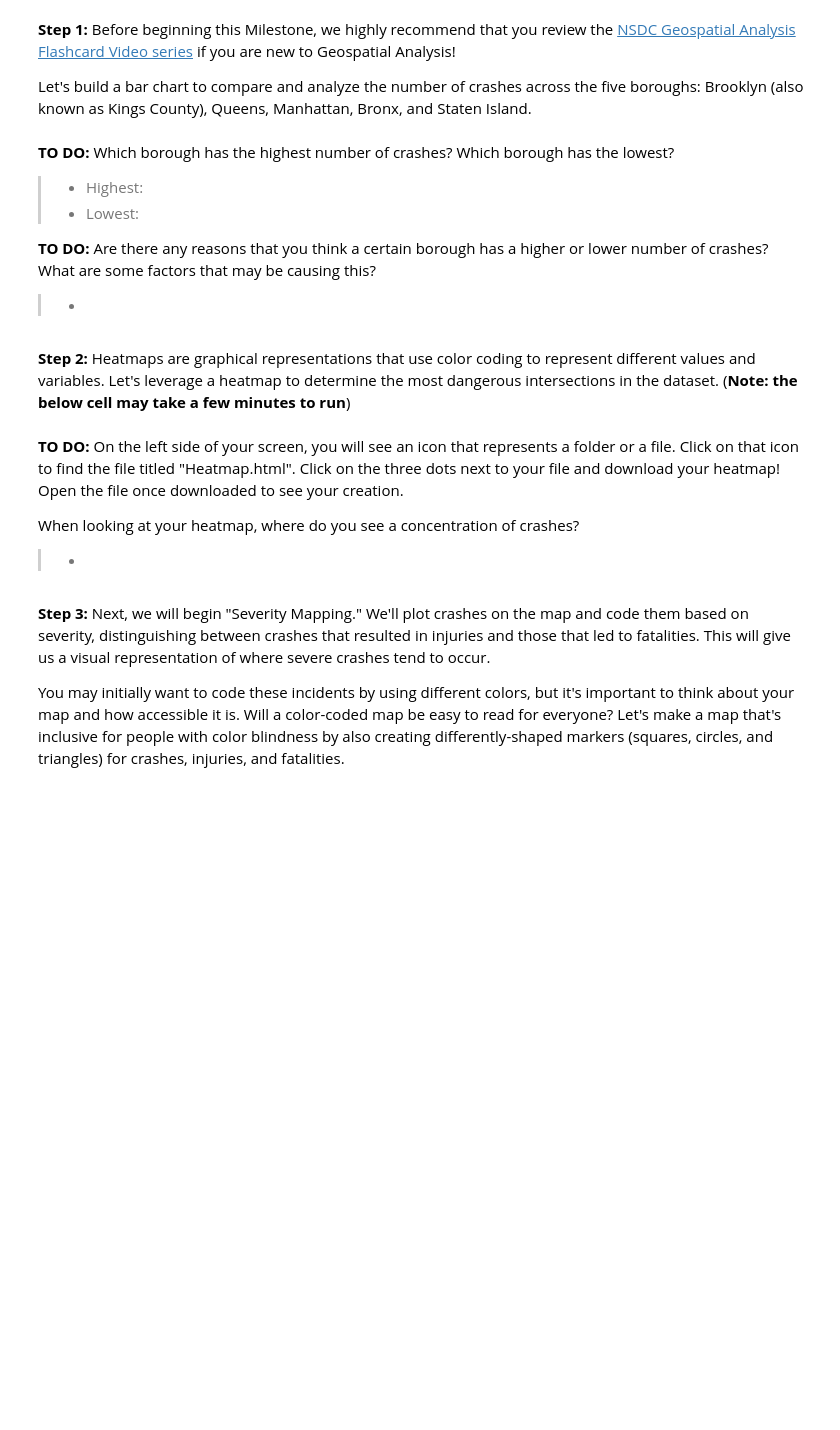
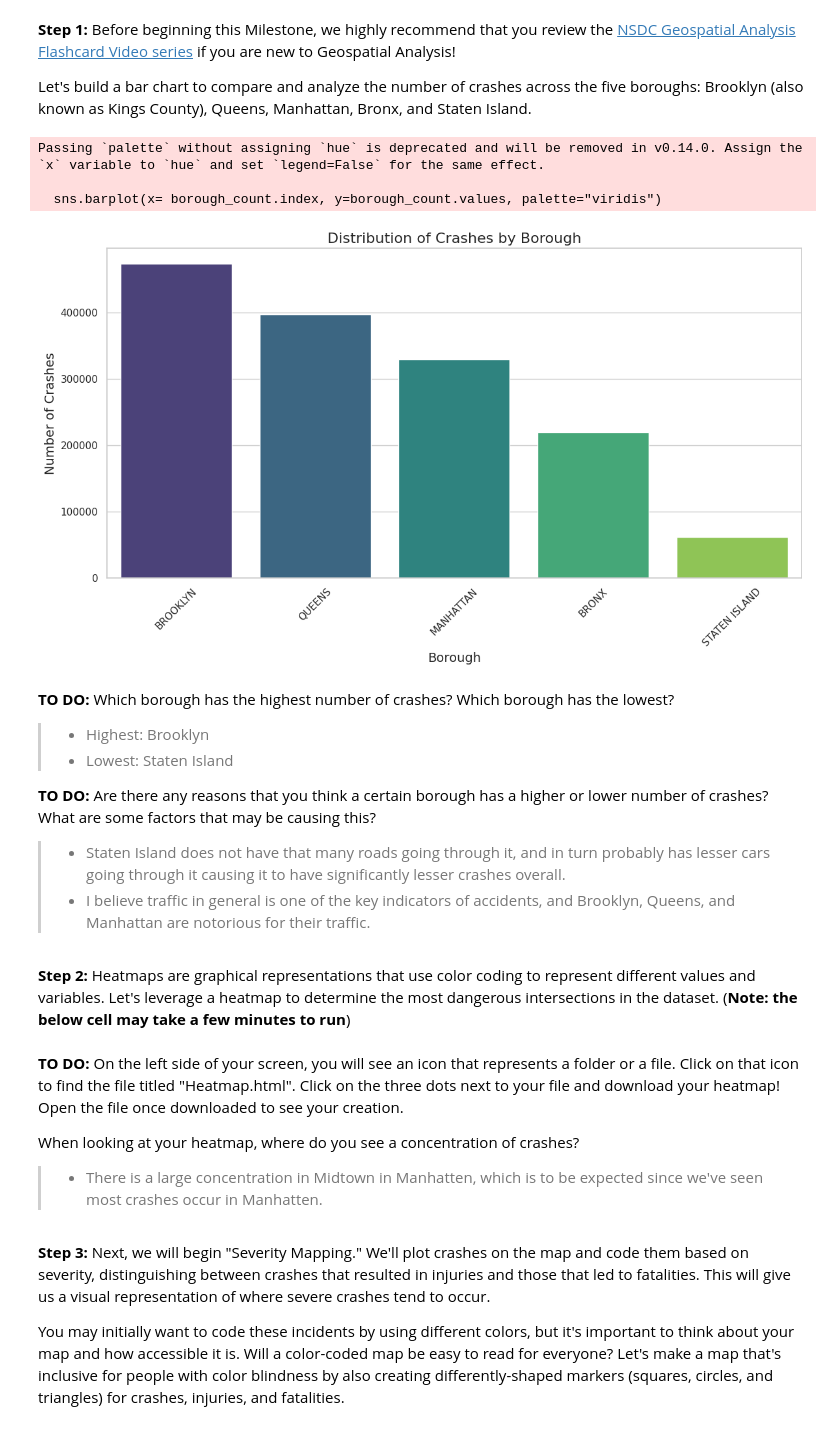
Before and after one commit to SilentStorm2k/Transportation-Data-Science-Project, a Jupyter notebook: Explorer_TDSP_Shivvanandh_Mohan.ipynb, the cells around one changed output. Cells and saved outputs as stored; diff of their text form; code cells hidden in the pictures; blank space fills up the shorter version.

Commit message:
Looking at Geospacial data

```diff
--- a/Explorer_TDSP_Shivvanandh_Mohan.ipynb
+++ b/Explorer_TDSP_Shivvanandh_Mohan.ipynb
@@ -488,29 +488,36 @@ Let's build a bar chart to compare and analyze the number of crashes across the
 # %%
 #TODO: Plot a bar chart to compare the number of crashes that occurred in each of the five boroughs.
 # Set style
 sns.set_style("whitegrid")
 
 # Plotting the distribution of crashes by borough
 plt.figure(figsize=(12, 7))
 # Find the count of unique values of BOROUGHS. Hint: Use value_count function.
-borough_count = data['BOROUGH'].__________
-sns.barplot(x=__________, y=__________, palette="viridis")
+borough_count = data['BOROUGH'].value_counts()
+
+sns.barplot(x= borough_count.index, y=borough_count.values, palette="viridis")
 plt.title('Distribution of Crashes by Borough', fontsize=16)
 plt.xlabel('Borough', fontsize=14)
 plt.ylabel('Number of Crashes', fontsize=14)
 plt.xticks(rotation=45)
 plt.tight_layout()
 plt.show()
+# %% [output]
+Passing `palette` without assigning `hue` is deprecated and will be removed in v0.14.0. Assign the `x` variable to `hue` and set `legend=False` for the same effect.
+
+  sns.barplot(x= borough_count.index, y=borough_count.values, palette="viridis")
+[figure, added]
 # %% [markdown]
 **TO DO:** Which borough has the highest number of crashes? Which borough has the lowest?
 
-> * Highest:
-> * Lowest:
+> * Highest: Brooklyn
+> * Lowest: Staten Island
 
 
 **TO DO:** Are there any reasons that you think a certain borough has a higher or lower number of crashes? What are some factors that may be causing this?
 
-> *
+> *  Staten Island does not have that many roads going through it, and in turn probably has lesser cars going through it causing it to have significantly lesser crashes overall.
+> * I believe traffic in general is one of the key indicators of accidents, and Brooklyn, Queens, and Manhattan are notorious for their traffic.
 # %% [markdown]
 **Step 2:** Heatmaps are graphical representations that use color coding to represent different values and variables. Let's leverage a heatmap to determine the most dangerous intersections in the dataset. (**Note: the below cell may take a few minutes to run**)
 # %%
@@ -534,7 +541,7 @@ m.save("Heatmap.html")
 When looking at your heatmap, where do you see a concentration of crashes?
 
 
-> *
+> *  There is a large concentration in Midtown in Manhatten, which is to be expected since we've seen most crashes occur in Manhatten.
 # %% [markdown]
 **Step 3:** Next, we will begin "Severity Mapping." We'll plot crashes on the map and code them based on severity, distinguishing between crashes that resulted in injuries and those that led to fatalities. This will give us a visual representation of where severe crashes tend to occur. </br>
 
```
Also changed, not shown: parts of 3 cells of this notebook.
